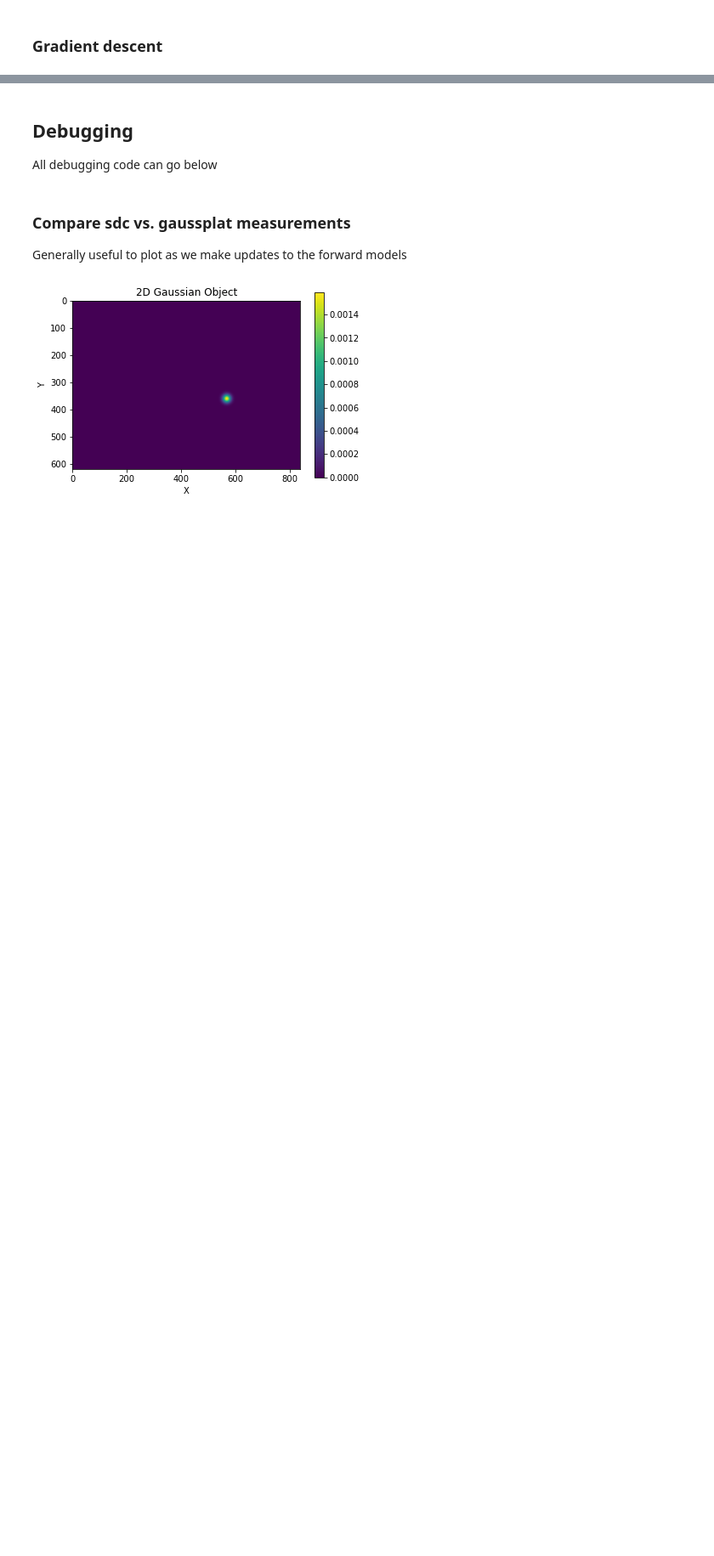
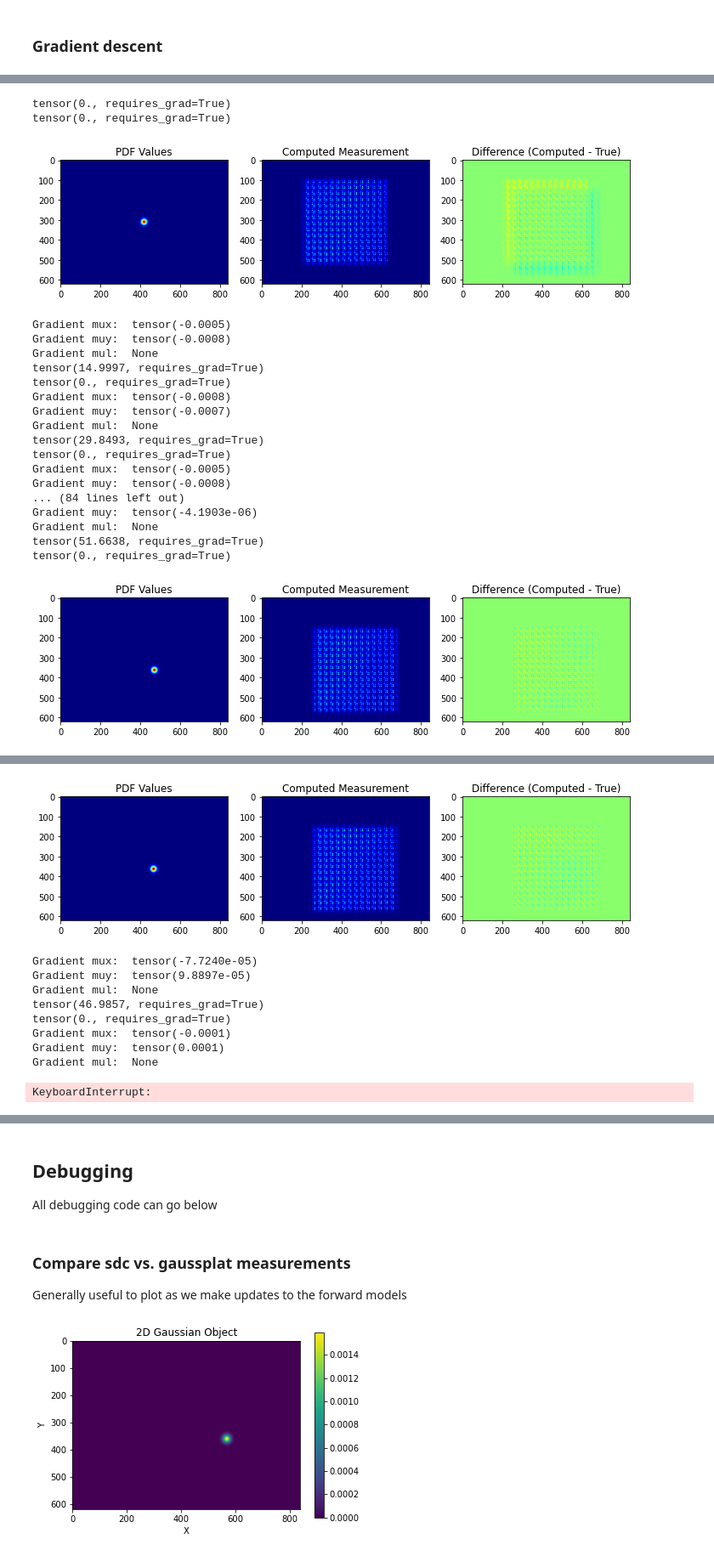
Before and after one commit to neerja/spectralmicroscope_gaussiansplatting, a Jupyter notebook: GaussSplatting/gaussian_localization.ipynb, the cells around one changed output, grey strips where cells are left out. Shown at 85% size. Saved outputs shown, nothing was run; the diff lists cells and outputs as text; code cells hidden in the pictures; blank space fills up the shorter version.

Commit message:
changed training to learn mul

```diff
--- a/GaussSplatting/gaussian_localization.ipynb
+++ b/GaussSplatting/gaussian_localization.ipynb
@@ -139,13 +139,13 @@ plt.show()
 # Define a Gaussian object with initialized values
 
 # Initialized guess parameters -- must be floats
-muy_init = 10.
-mux_init = 10.
+muy_init = 0.
+mux_init = 0.
 mul_init = 0.
 sigy_init = 10.
 sigx_init = 10.
 sigl_init = 1.
-lr_init = 0.01
+lr_init = 15
 NY, NX, NL = m.shape
 
 g_init = gp.GaussObject(muy_init,mux_init,mul_init,sigy_init,sigx_init,sigl_init,learningrate=lr_init)
@@ -224,10 +174,10 @@ plt.plot(loss_GD)
 # %%
 # Set number of iterations and initialize the loss tracker
 # Need to rerun initialize random gaussian guess cells every time **
-max_iters = 100
-thresh = 1e-6
+max_iters = 200
+thresh = 1e-10
 loss_GD = []
-params_GD = {'mux':[],'muy':[]}
+params_GD = {'mux':[],'muy':[], 'mul':[], 'sigx':[], 'sigy':[], 'sigl':[]}
 
 # Optimization loop
 for i in range(max_iters):
@@ -239,27 +189,19 @@ for i in range(max_iters):
     computed_values = g_init.computeValues(coords, NY, NX)
 
     # Plot the results every 10 iterations (optional)
-    if i % 10 == 0:
-        plt.figure(figsize=(12, 12))
-        plt.subplot(1, 5, 1)
+    if i % 20 == 0:
+        plt.figure(figsize=(12, 8))
+        plt.subplot(1, 3, 1)
         plt.imshow(computed_values.detach().cpu().numpy(), cmap='jet')
         plt.title("PDF Values")
 
-        plt.subplot(1, 5, 2)
+        plt.subplot(1, 3, 2)
         plt.imshow(computed_measurement.detach().cpu().numpy(), cmap='jet')
         plt.title("Computed Measurement")
 
-        plt.subplot(1, 5, 3)
+        plt.subplot(1, 3, 3)
         plt.imshow((computed_measurement - gt_measurement).detach().cpu().numpy(), cmap='jet')
         plt.title("Difference (Computed - True)")
-
-        plt.subplot(1, 5, 4)
-        plt.imshow((h).detach().cpu().numpy(), cmap='jet')
-        plt.title("PSF")
-
-        plt.subplot(1, 5, 5)
-        plt.imshow((torch.sum(m, axis=2)).detach().cpu().numpy(), cmap='jet')
-        plt.title("Filter Mask")
 
         plt.show()
 
@@ -268,34 +210,63 @@ for i in range(max_iters):
     loss_GD.append(loss.item())
     if i > 0: # stop if loss isn't changing
         if np.abs(loss_GD[i] - loss_GD[i-1]) < thresh:
             break
 
-    # Store the learned parameters
-    params_GD['mux'].append(g_init.mux.detach().numpy())
-    params_GD['muy'].append(g_init.muy.detach().numpy())
-    print(g_init)
+    # Store the guess parameters
+    params_GD['mux'].append(float(g_init.mux.detach().numpy()))
+    params_GD['muy'].append(float(g_init.muy.detach().numpy()))
+    params_GD['mul'].append(float(g_init.mul.detach().numpy()))
+    params_GD['sigx'].append(float(g_init.sigx.detach().numpy()))
+    params_GD['sigy'].append(float(g_init.sigy.detach().numpy()))
+    params_GD['sigl'].append(float(g_init.sigl.detach().numpy()))
 
     # Perform a gradient step to update Gaussian parameters
     loss.backward()
+    print("Gradient mux: ", g_init.mux.grad)
+    print("Gradient muy: ", g_init.muy.grad)
+    print("Gradient mul: ", g_init.mul.grad)
     g_init.gradStep()
 
     # Zero the gradients after the update
     g_init.zeroGrad()
 
 # Plot the loss over iterations
 plt.figure()
 plt.plot(loss_GD)
 plt.xlabel('Iterations')
 plt.ylabel('Loss')
 plt.title('Loss during Gradient Descent')
 plt.show()
 
 # Plot the change in learned parameters over iterations
 plt.figure()
 plt.plot(params_GD['mux'], label='mux')
 plt.plot(params_GD['muy'], label='muy')
+plt.plot(params_GD['mul'], label='mul')
 plt.legend()
 plt.xlabel('Iterations')
 plt.ylabel('Parameters')
 plt.title('Parameters Learned during Gradient Descent')
 plt.show()
+# %% [output]
+tensor(0., requires_grad=True)
+tensor(0., requires_grad=True)
+[figure, added]
+Gradient mux:  tensor(-0.0005)
+Gradient muy:  tensor(-0.0008)
+Gradient mul:  None
+tensor(14.9997, requires_grad=True)
+tensor(0., requires_grad=True)
+Gradient mux:  tensor(-0.0008)
+Gradient muy:  tensor(-0.0007)
+Gradient mul:  None
+tensor(29.8493, requires_grad=True)
+tensor(0., requires_grad=True)
+Gradient mux:  tensor(-0.0005)
+Gradient muy:  tensor(-0.0008)
+... (84 lines left out)
+Gradient muy:  tensor(-4.1903e-06)
+Gradient mul:  None
+tensor(51.6638, requires_grad=True)
+tensor(0., requires_grad=True)
+[figure, added]
@@ -301,0 +290,10 @@ plt.show()
+[figure, added]
+Gradient mux:  tensor(-7.7240e-05)
+Gradient muy:  tensor(9.8897e-05)
+Gradient mul:  None
+tensor(46.9857, requires_grad=True)
+tensor(0., requires_grad=True)
+Gradient mux:  tensor(-0.0001)
+Gradient muy:  tensor(0.0001)
+Gradient mul:  None
+KeyboardInterrupt:
```
Also changed, not shown: parts of 13 cells of this notebook, 1 other file.
